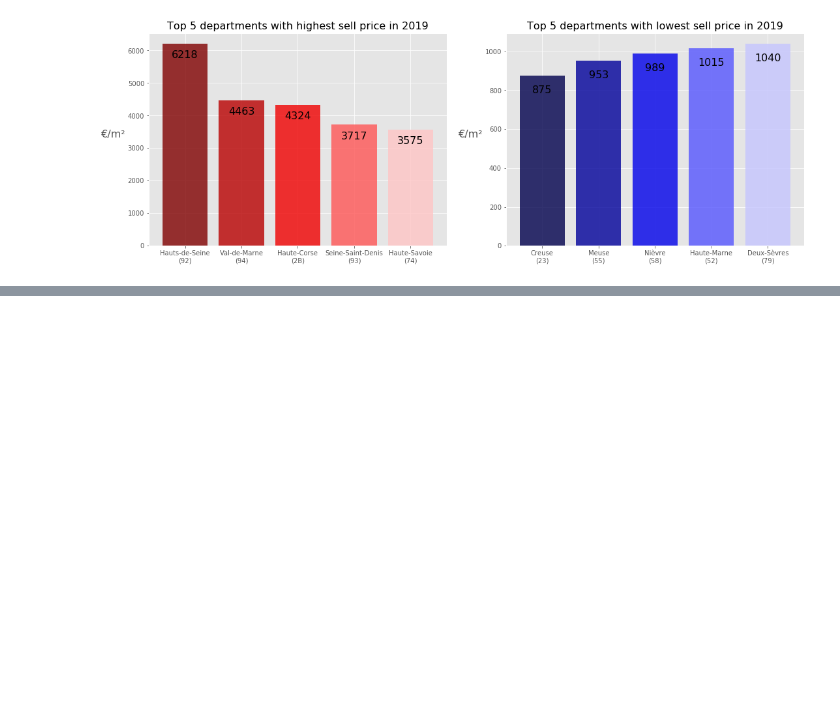
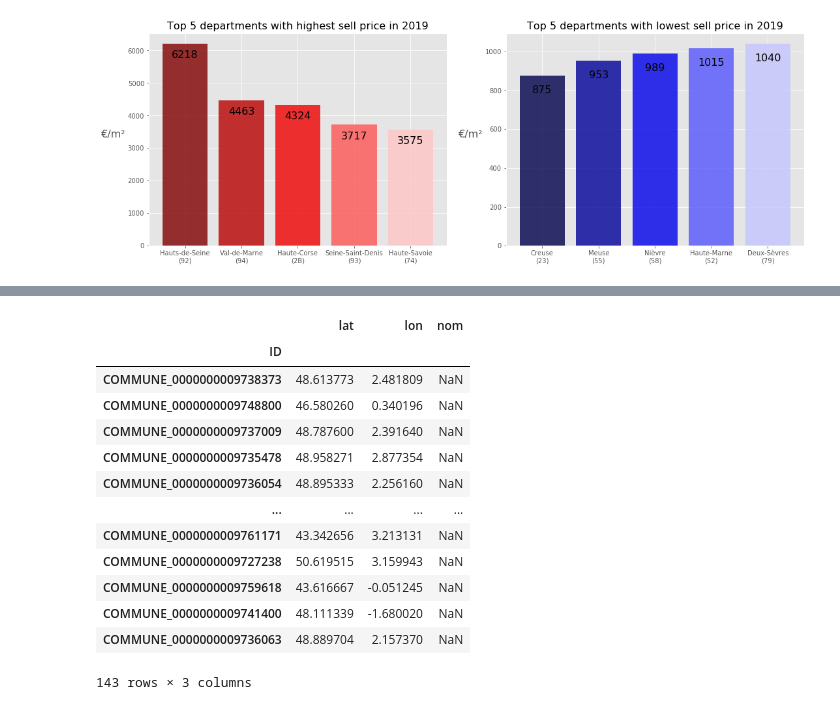
Before and after one commit to HLapendery/DataViz, a Jupyter notebook: House_Sell_Price_in_France_2019.ipynb, the cells around one changed output, grey strips where cells are left out. Cells and saved outputs as stored; diff of their text form; code cells hidden in the pictures; blank space fills up the shorter version.

```diff
--- a/House_Sell_Price_in_France_2019.ipynb
+++ b/House_Sell_Price_in_France_2019.ipynb
@@ -162,3 +159,10 @@ axs[1].set_ylabel("€/m²", rotation=0, fontdict=font_param,ha='right')
 plt.show()
 # %% [output]
 [figure]
+# %%
+sup_500 = df['ID'][df['VENTES']>500]
+sup_500 = sup_500
+
+df_sup_500 = df[df['ID'].isin(sup_500)]
+
+df_sup_500.head(),df_sup_500.shape
@@ -164,0 +183,21 @@ plt.show()
+# %%
+from geopy.exc import GeocoderTimedOut
+
+def do_geocode(address, attempt=1, max_attempts=10):
+    try:
+        infos = geolocator.geocode(address)
+        return (infos.latitude, infos.longitude)
+    except GeocoderTimedOut:
+        if attempt <= max_attempts:
+            return do_geocode(address, attempt=attempt+1)
+        raise
+# %%
+from geopy.geocoders import Nominatim
+geolocator = Nominatim(user_agent="dvf_2019_notebook")
+location = geolocator.geocode("Ambierle")
+start = time.time()
+list_lat_lon = []
+for i in tqdm(range(sup_500.shape[0])):
+    lat_lon = do_geocode(sup_500.iloc[i])
+    list_lat_lon.append(lat_lon)
+print(time.time()-start)
@@ -164,0 +206,3 @@ plt.show()
+# %%
+df_lat_lon = pd.DataFrame(list_lat_lon, columns=['lat', 'lon'], index=sup_500)
+df_lat_lon.head()
@@ -164,0 +217,19 @@ plt.show()
+# %%
+df_lat_lon['lat']
+df_lat_lon['nom'] = df_sup_500['NOM']
+df_lat_lon
+# %% [output]
+|  | lat | lon | nom |
+| ID |  |  |  |
+| COMMUNE_0000000009738373 | 48.613773 | 2.481809 | NaN |
+| COMMUNE_0000000009748800 | 46.580260 | 0.340196 | NaN |
+| COMMUNE_0000000009737009 | 48.787600 | 2.391640 | NaN |
+| COMMUNE_0000000009735478 | 48.958271 | 2.877354 | NaN |
+| COMMUNE_0000000009736054 | 48.895333 | 2.256160 | NaN |
+| ... | ... | ... | ... |
+| COMMUNE_0000000009761171 | 43.342656 | 3.213131 | NaN |
+| COMMUNE_0000000009727238 | 50.619515 | 3.159943 | NaN |
+| COMMUNE_0000000009759618 | 43.616667 | -0.051245 | NaN |
+| COMMUNE_0000000009741400 | 48.111339 | -1.680020 | NaN |
+| COMMUNE_0000000009736063 | 48.889704 | 2.157370 | NaN |
+143 rows × 3 columns
```
Also changed, not shown: parts of 5 cells of this notebook.
